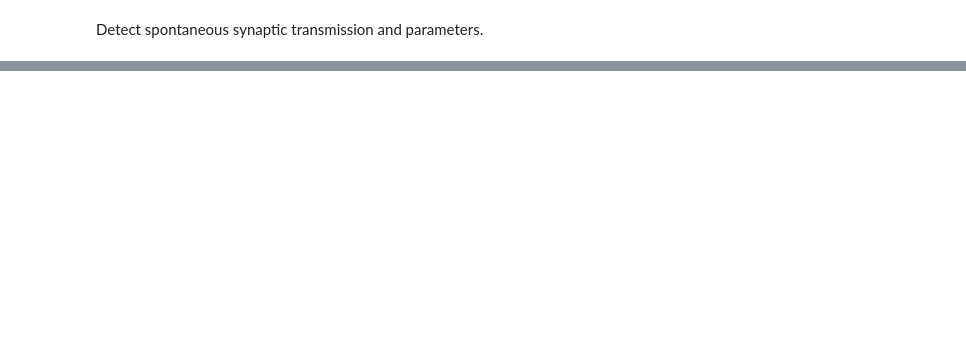
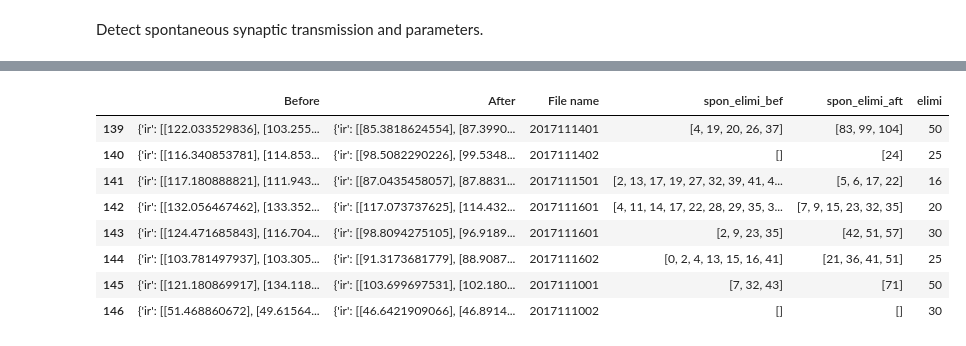
Before and after one commit to ShuangLiBCM/Patch_data_ana, a Jupyter notebook: Notebooks/Spon_ana_func_run1.ipynb, the cells around one changed output, grey strips where cells are left out. Cells and saved outputs as stored; diff of their text form; code cells hidden in the pictures; blank space fills up the shorter version.

```diff
--- a/Notebooks/Spon_ana_func_run1.ipynb
+++ b/Notebooks/Spon_ana_func_run1.ipynb
@@ -33,3 +24,15 @@ data
+# %%
+data_asso_2Hz_reci
+# %% [output]
+|  | Before | After | File name | spon_elimi_bef | spon_elimi_aft | elimi |
+| 139 | {'ir': [[122.033529836], [103.255... | {'ir': [[85.3818624554], [87.3990... | 2017111401 | [4, 19, 20, 26, 37] | [83, 99, 104] | 50 |
+| 140 | {'ir': [[116.340853781], [114.853... | {'ir': [[98.5082290226], [99.5348... | 2017111402 | [] | [24] | 25 |
+| 141 | {'ir': [[117.180888821], [111.943... | {'ir': [[87.0435458057], [87.8831... | 2017111501 | [2, 13, 17, 19, 27, 32, 39, 41, 4... | [5, 6, 17, 22] | 16 |
+| 142 | {'ir': [[132.056467462], [133.352... | {'ir': [[117.073737625], [114.432... | 2017111601 | [4, 11, 14, 17, 22, 28, 29, 35, 3... | [7, 9, 15, 23, 32, 35] | 20 |
+| 143 | {'ir': [[124.471685843], [116.704... | {'ir': [[98.8094275105], [96.9189... | 2017111601 | [2, 9, 23, 35] | [42, 51, 57] | 30 |
+| 144 | {'ir': [[103.781497937], [103.305... | {'ir': [[91.3173681779], [88.9087... | 2017111602 | [0, 2, 4, 13, 15, 16, 41] | [21, 36, 41, 51] | 25 |
+| 145 | {'ir': [[121.180869917], [134.118... | {'ir': [[103.699697531], [102.180... | 2017111001 | [7, 32, 43] | [71] | 50 |
+| 146 | {'ir': [[51.468860672], [49.61564... | {'ir': [[46.6421909066], [46.8914... | 2017111002 | [] | [] | 30 |
 # %%
 # post_2Hz_reci.index
 def spon_psc_ana(df, filename, bef_aft_choice='before', ifsave=True, ifTrace_ana=True, div_slope=2, thres=4):
```
Also changed, not shown: parts of 11 cells of this notebook, 56 other files.
